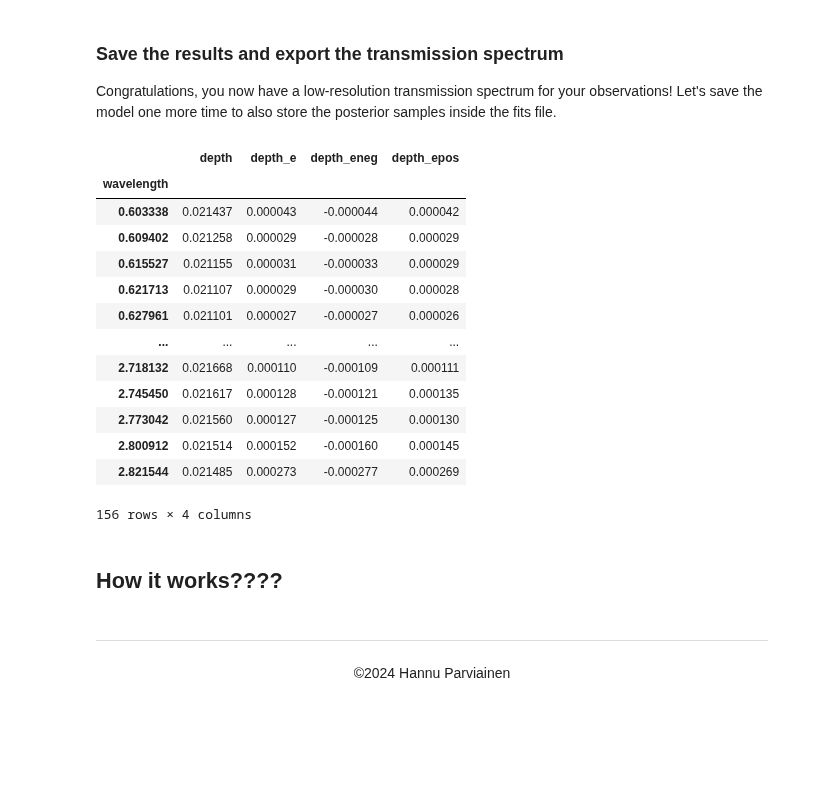
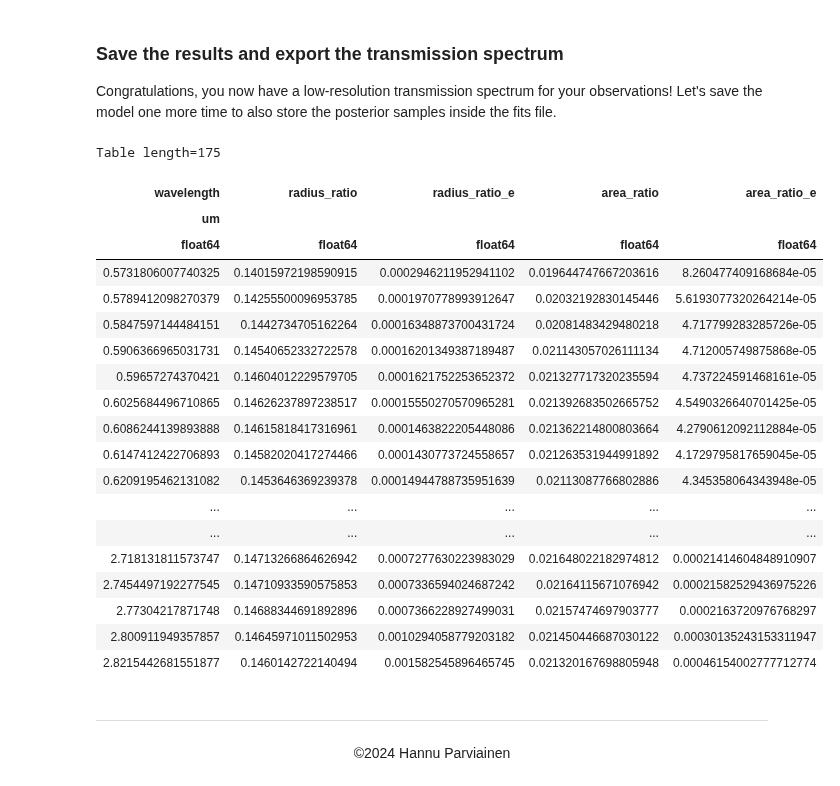
Before and after one commit to hpparvi/ExoIris, a Jupyter notebook: doc/source/examples/e01/05a_ldtkldm.ipynb, the cells around one changed output. Cells and saved outputs as stored; diff of their text form; code cells hidden in the pictures; blank space fills up the shorter version.

```diff
--- a/doc/source/examples/e01/05a_ldtkldm.ipynb
+++ b/doc/source/examples/e01/05a_ldtkldm.ipynb
@@ -50,5 +49,5 @@ ldm = LDTkLD(filters, (5327, 139), (4.38, 0.09), (-0.01, 0.1), dataset='visir-lo
 # %%
-ts = ExoIris('01b_ldtk_limb_darkening', ldmodel=ldm, data=db, nk=50, nldc=10, nthreads=1)
+ts = ExoIris('05a_ldtk_limb_darkening', ldmodel=ldm, data=db, nk=50, nldc=10, nthreads=1)
 # %%
 ts.set_prior('tc', 'NP', 2459694.286, 0.003)
 ts.set_prior('p', 'NP', 4.05487, 1e-5)
@@ -105,3 +86,3 @@ array([[1.62391142e+00, 2.45969429e+06, 4.05487471e+00, ...,
 # %%
-ts.fit(niter=25, npop=250, pool=pool, lnpost=lnpostf)
+ts.fit(niter=2500, npop=250, pool=pool, lnpost=lnpostf)
 # %% [output]
@@ -121,7 +96,5 @@ ts.plot_fit(result='fit', figsize=(13,7),
 # %% [markdown]
 We can immediately see from the residual plot that the current best-fit solution is bad. This is something we could have guessed already by looking at the log posterior distribution in the optimiser plot that shows a spread of tens of thousands. Let's continue the fitting for another 25 iterations. Each successive `ExoIris.fit` call continues optimisation from the solution of the previous call, and it also plots the old and new posterior and parameter populations at the end of the fit to visualise how the population is changing.
-# %%
-ts._tsa.de.min_ptp = 2
 # %% [markdown]
 So, it is clear at this stage that running the optimiser for 25 iterations is not doing much. Let's continue the optimisation for 5000 iterations and see if this does the trick. This should take 2-3 min (or less if you initialise the pool with more processes) and the optimisation should finish before it reaches 5000 iterations (the progress bar turns red).
 # %%
@@ -152,13 +123,3 @@ As a first step, let's still inflate the limb darkening parameter prior widths b
 ts.sample(1000, thin=100, repeats=3, pool=pool, lnpost=lnpostf)
 # %%
 df = ts._tsa.posterior_samples()
-# %%
-from numpy.random import normal
-sz = ts._tsa._mc_chains[:,:,0].shape
-ts._tsa._mc_chains[:, :, 0] += normal(0, 0.05, size=sz)
-ts._tsa._mc_chains[:, :, 1] += normal(0, 0.001, size=sz)
-ts._tsa._mc_chains[:, :, 3] += normal(0, 0.005, size=sz)
-sz = ts._tsa._mc_chains[:,-1,ts._tsa._sl_rratios].shape
-ts._tsa._mc_chains[:,-1,ts._tsa._sl_rratios] += normal(0, 1, sz) * 0.002 * ts._tsa._mc_chains[:,-1,ts._tsa._sl_rratios]
-sz = ts._tsa._mc_chains[:,-1,ts._tsa._sl_ld].shape
-ts._tsa._mc_chains[:,-1,ts._tsa._sl_ld] += normal(0, 1, sz) * 0.002 * ts._tsa._mc_chains[:,-1,ts._tsa._sl_ld]
@@ -177,24 +142,28 @@ Congratulations, you now have a low-resolution transmission spectrum for your ob
 # %%
 ts.save(overwrite=True)
 # %%
-ts.get_transmission_spectrum()
+ts.transmission_spectrum
 # %% [output]
+Table length=175
-|  | depth | depth_e | depth_eneg | depth_epos |
-| wavelength |  |  |  |  |
-| 0.603338 | 0.021437 | 0.000043 | -0.000044 | 0.000042 |
-| 0.609402 | 0.021258 | 0.000029 | -0.000028 | 0.000029 |
-| 0.615527 | 0.021155 | 0.000031 | -0.000033 | 0.000029 |
-| 0.621713 | 0.021107 | 0.000029 | -0.000030 | 0.000028 |
-| 0.627961 | 0.021101 | 0.000027 | -0.000027 | 0.000026 |
+| wavelength | radius_ratio | radius_ratio_e | area_ratio | area_ratio_e |
+| um |  |  |  |  |
+| float64 | float64 | float64 | float64 | float64 |
+| 0.5731806007740325 | 0.14015972198590915 | 0.0002946211952941102 | 0.019644747667203616 | 8.260477409168684e-05 |
+| 0.5789412098270379 | 0.14255500096953785 | 0.0001970778993912647 | 0.02032192830145446 | 5.6193077320264214e-05 |
+| 0.5847597144484151 | 0.1442734705162264 | 0.00016348873700431724 | 0.02081483429480218 | 4.717799283285726e-05 |
+| 0.5906366965031731 | 0.14540652332722578 | 0.00016201349387189487 | 0.021143057026111134 | 4.712005749875868e-05 |
+| 0.59657274370421 | 0.14604012229579705 | 0.0001621752253652372 | 0.021327717320235594 | 4.737224591468161e-05 |
+| 0.6025684496710865 | 0.14626237897238517 | 0.00015550270570965281 | 0.021392683502665752 | 4.5490326640701425e-05 |
+| 0.6086244139893888 | 0.14615818417316961 | 0.0001463822205448086 | 0.021362214800803664 | 4.2790612092112884e-05 |
+| 0.6147412422706893 | 0.14582020417274466 | 0.0001430773724558657 | 0.021263531944991892 | 4.1729795817659045e-05 |
+| 0.6209195462131082 | 0.1453646369239378 | 0.00014944788735951639 | 0.02113087766802886 | 4.345358064343948e-05 |
 | ... | ... | ... | ... | ... |
-| 2.718132 | 0.021668 | 0.000110 | -0.000109 | 0.000111 |
-| 2.745450 | 0.021617 | 0.000128 | -0.000121 | 0.000135 |
-| 2.773042 | 0.021560 | 0.000127 | -0.000125 | 0.000130 |
-| 2.800912 | 0.021514 | 0.000152 | -0.000160 | 0.000145 |
-| 2.821544 | 0.021485 | 0.000273 | -0.000277 | 0.000269 |
+| ... | ... | ... | ... | ... |
+| 2.718131811573747 | 0.14713266864626942 | 0.0007277630223983029 | 0.021648022182974812 | 0.00021414604848910907 |
+| 2.7454497192277545 | 0.14710933590575853 | 0.0007336594024687242 | 0.02164115671076942 | 0.00021582529436975226 |
+| 2.77304217871748 | 0.14688344691892896 | 0.0007366228927499031 | 0.02157474697903777 | 0.0002163720976768297 |
+| 2.800911949357857 | 0.14645971011502953 | 0.0010294058779203182 | 0.021450446687030122 | 0.00030135243153311947 |
+| 2.8215442681551877 | 0.1460142722140494 | 0.001582545896465745 | 0.021320167698805948 | 0.00046154002777712774 |
-156 rows × 4 columns
-# %% [markdown]
-## How it works????
 # %% [markdown]
 ---
 
```
Also changed, not shown: parts of 17 cells of this notebook, 4 other files.
